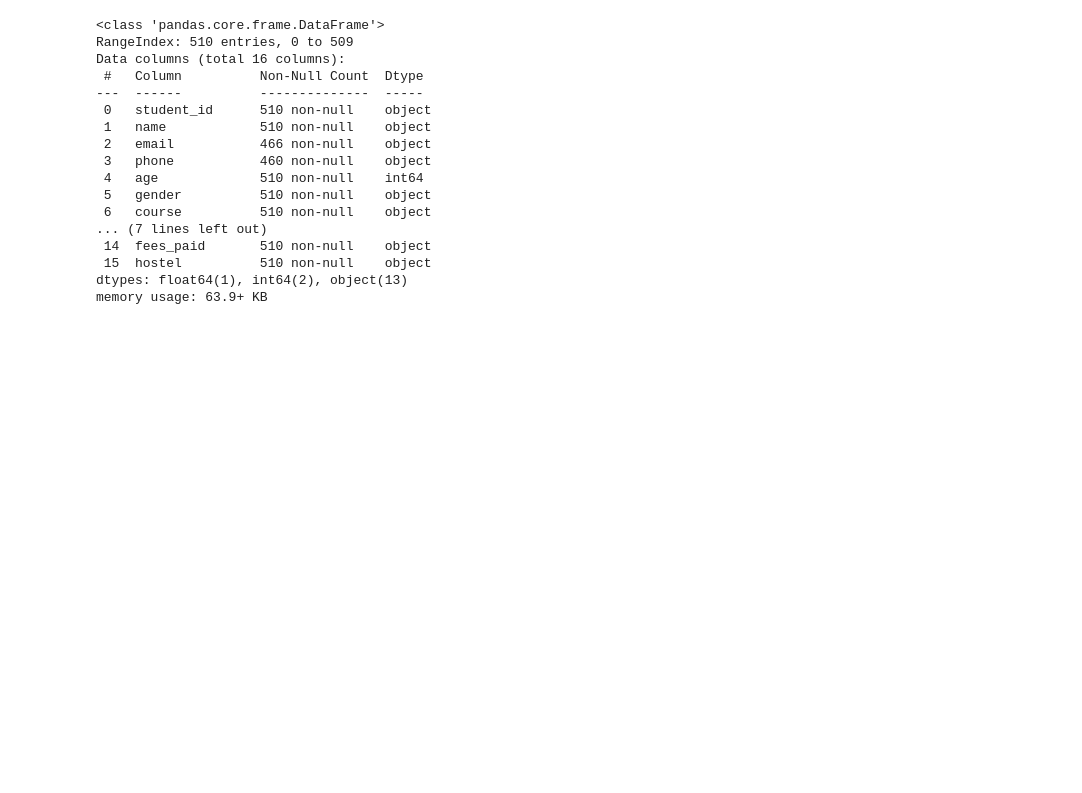
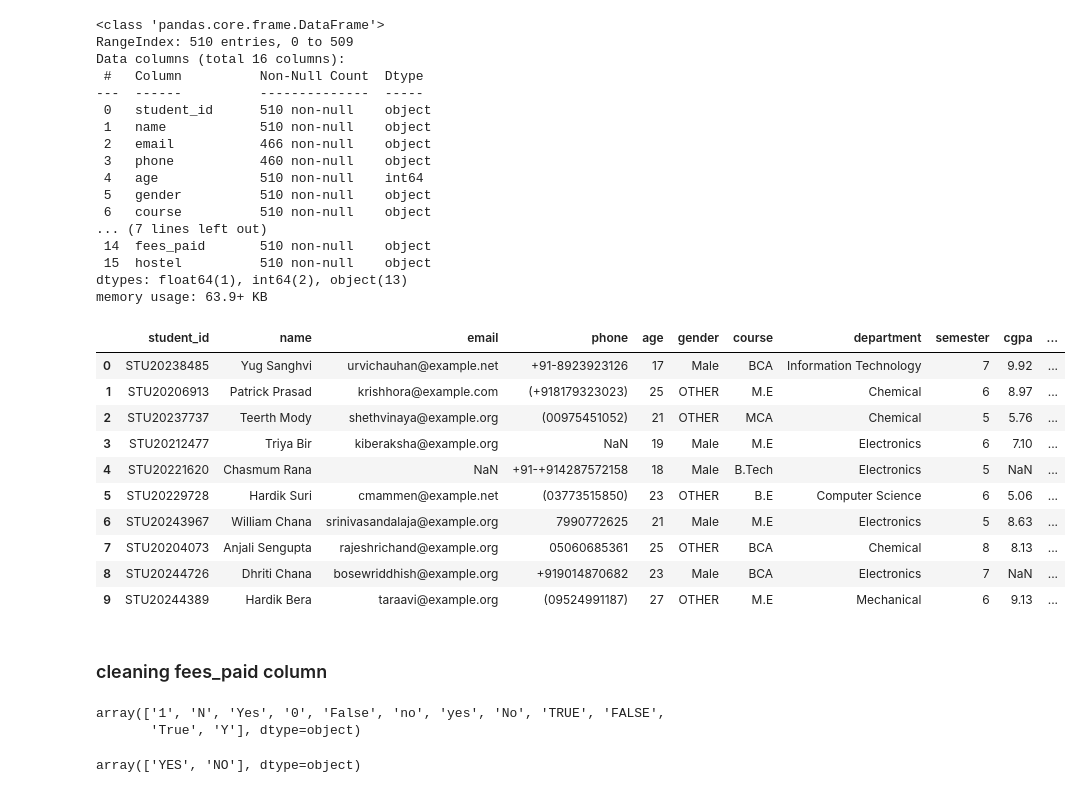
Before and after one commit to MR-pavan-patil/Pavan-Main-datascince, a Jupyter notebook: GPT LEARN/indain_college_messy.ipynb, the cells around one changed output. Drawn from its saved outputs; the diff is of its cells as text; code cells hidden in the pictures; blank space fills up the shorter version.

```diff
--- a/GPT LEARN/indain_college_messy.ipynb
+++ b/GPT LEARN/indain_college_messy.ipynb
@@ -394,3 +392,24 @@ Data columns (total 16 columns):
  15  hostel          510 non-null    object
 dtypes: float64(1), int64(2), object(13)
 memory usage: 63.9+ KB
+# %%
+df.head(10)
+# %% [output]
+|  | student_id | name | email | phone | age | gender | course | department | semester | cgpa | ... |
+| 0 | STU20238485 | Yug Sanghvi | urvichauhan@example.net | +91-8923923126 | 17 | Male | BCA | Information Technology | 7 | 9.92 | ... |
+| 1 | STU20206913 | Patrick Prasad | krishhora@example.com | (+918179323023) | 25 | OTHER | M.E | Chemical | 6 | 8.97 | ... |
+| 2 | STU20237737 | Teerth Mody | shethvinaya@example.org | (00975451052) | 21 | OTHER | MCA | Chemical | 5 | 5.76 | ... |
+| 3 | STU20212477 | Triya Bir | kiberaksha@example.org | NaN | 19 | Male | M.E | Electronics | 6 | 7.10 | ... |
+| 4 | STU20221620 | Chasmum Rana | NaN | +91-+914287572158 | 18 | Male | B.Tech | Electronics | 5 | NaN | ... |
+| 5 | STU20229728 | Hardik Suri | cmammen@example.net | (03773515850) | 23 | OTHER | B.E | Computer Science | 6 | 5.06 | ... |
+| 6 | STU20243967 | William Chana | srinivasandalaja@example.org | 7990772625 | 21 | Male | M.E | Electronics | 5 | 8.63 | ... |
+| 7 | STU20204073 | Anjali Sengupta | rajeshrichand@example.org | 05060685361 | 25 | OTHER | BCA | Chemical | 8 | 8.13 | ... |
+| 8 | STU20244726 | Dhriti Chana | bosewriddhish@example.org | +919014870682 | 23 | Male | BCA | Electronics | 7 | NaN | ... |
+| 9 | STU20244389 | Hardik Bera | taraavi@example.org | (09524991187) | 27 | OTHER | M.E | Mechanical | 6 | 9.13 | ... |
+# %% [markdown]
+### cleaning fees_paid column
+# %%
+df["fees_paid"].unique()
+# %% [output]
+array(['1', 'N', 'Yes', '0', 'False', 'no', 'yes', 'No', 'TRUE', 'FALSE',
+       'True', 'Y'], dtype=object)
@@ -396,0 +425,4 @@ memory usage: 63.9+ KB
+# %%
+df["fees_paid"].unique()
+# %% [output]
+array(['YES', 'NO'], dtype=object)
```
Also changed, not shown: parts of 48 cells of this notebook, 3 other files.
